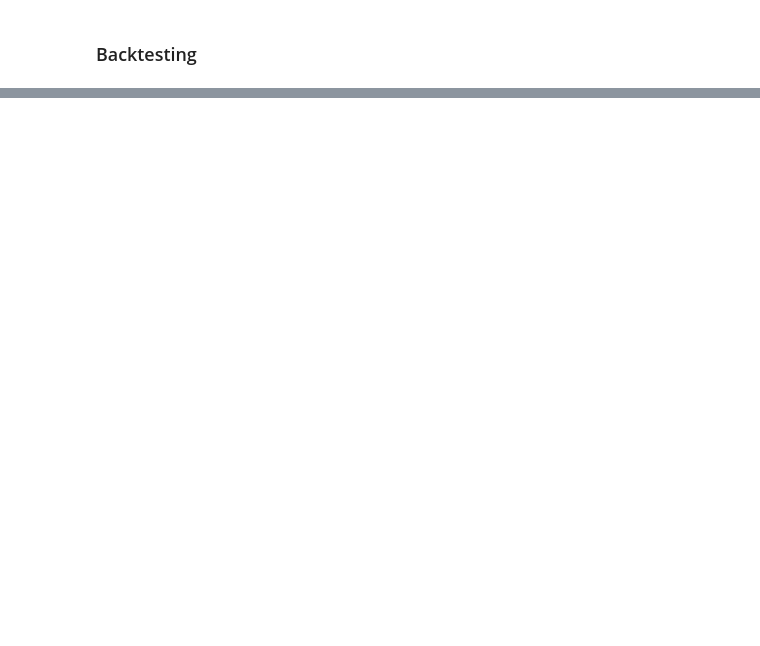
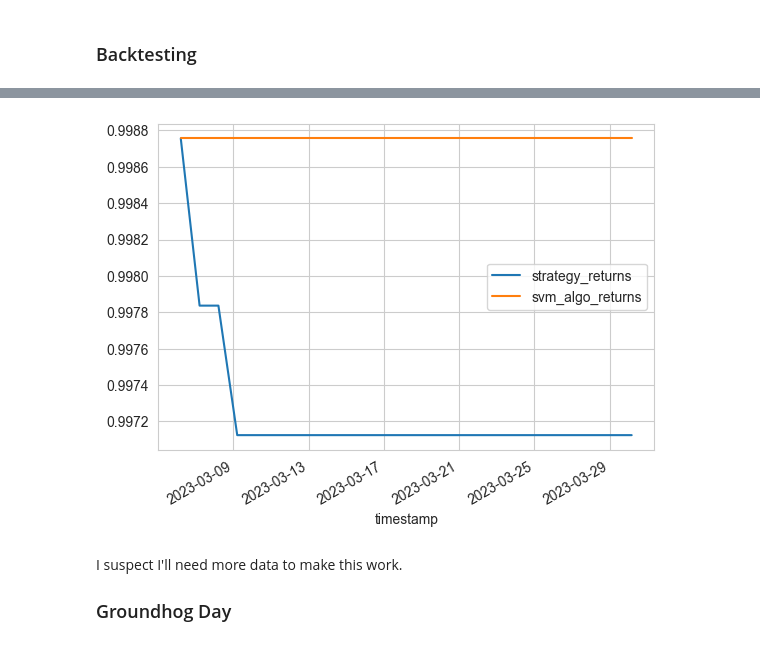
Before and after one commit to whitgroves/fintech-bootcamp-at-home, a Jupyter notebook: project-3-trading-bot.ipynb, the cells around one changed output, grey strips where cells are left out. Drawn from its saved outputs; the diff is of its cells as text; code cells hidden in the pictures; blank space fills up the shorter version.

```diff
--- a/project-3-trading-bot.ipynb
+++ b/project-3-trading-bot.ipynb
@@ -143,0 +242,5 @@ pass # the ketchup
+# %%
+X_train = X.loc[train_start:train_end]
+y_train = y.loc[train_start:train_end]
+
+X_train.head()
@@ -143,0 +285,5 @@ pass # the ketchup
+# %%
+X_test = X.loc[train_end:]
+y_test = y.loc[train_end:]
+
+X_test.head()
@@ -143,0 +308,11 @@ pass # the ketchup
+# %%
+scaler = StandardScaler() # scale values to standard deviations from the mean
+X_scaler = scaler.fit(X_train)
+X_train_scaled = X_scaler.transform(X_train)
+X_test_scaled = X_scaler.transform(X_test)
+
+# setup SVM (support vector machine) to make predictions -> https://scikit-learn.org/stable/modules/svm.html
+model = svm.SVC() # support vector classifier
+model = model.fit(X_train_scaled, y_train)
+predictions = model.predict(X_test_scaled)
+predictions[:10]
@@ -143,0 +335,6 @@ pass # the ketchup
+# %%
+prediction_data = pandas.DataFrame(index=X_test.index)
+prediction_data['predicted'] = predictions
+prediction_data['strategy_returns'] = position_data['daily_return']
+prediction_data['svm_algo_returns'] = position_data['daily_return'] * prediction_data['predicted']
+prediction_data.tail(20)
@@ -143,0 +360,9 @@ pass # the ketchup
+# %%
+(1 + prediction_data[['strategy_returns', 'svm_algo_returns']]).cumprod().plot()
+pass # the tabasco
+# %% [output]
+[figure, added]
+# %% [markdown]
+I suspect I'll need more data to make this work.
+
+### Groundhog Day
```
Also changed, not shown: parts of 30 cells of this notebook.
